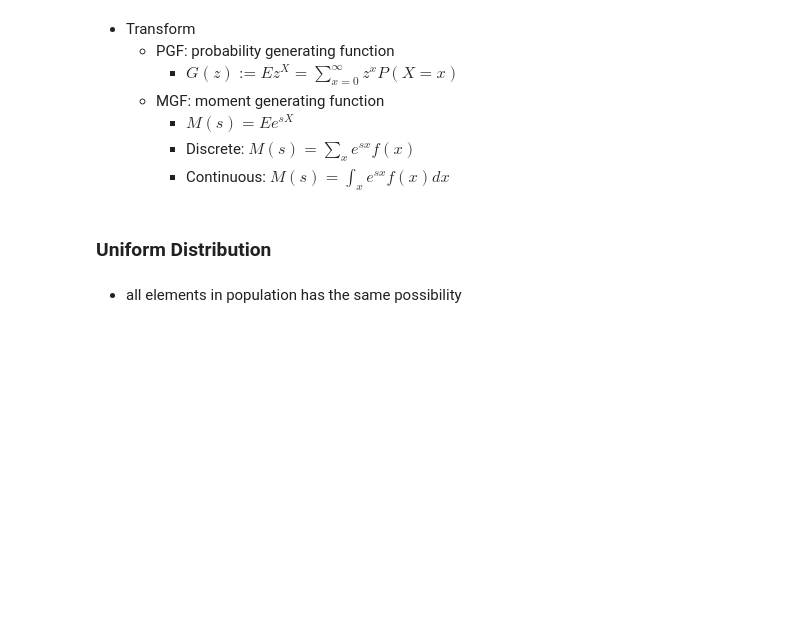
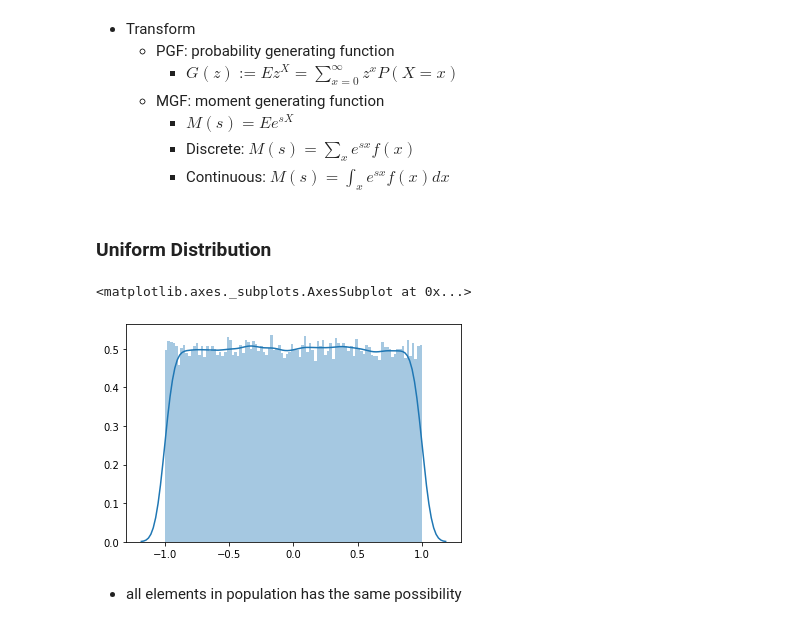
Before and after one commit to hpzju/DataScience, a Jupyter notebook: AI/Statistics.ipynb, the cells around one changed output. Drawn from its saved outputs; the diff is of its cells as text; code cells hidden in the pictures; blank space fills up the shorter version.

```diff
--- a/AI/Statistics.ipynb
+++ b/AI/Statistics.ipynb
@@ -390,6 +406,12 @@ $$
     - Continuous: $M(s) = \int_x e^{sx} f(x)dx$
 # %% [markdown]
 ### Uniform Distribution
+# %%
+x = np.random.uniform(-1,1,100000)
+sns.distplot(x, bins=100)
+# %% [output]
+<matplotlib.axes._subplots.AxesSubplot at 0x...>
+[figure, added]
 # %% [markdown]
 - all elements in population has the same possibility
 # %% [markdown]
```
Also changed, not shown: parts of 10 cells of this notebook, 11 other files.
